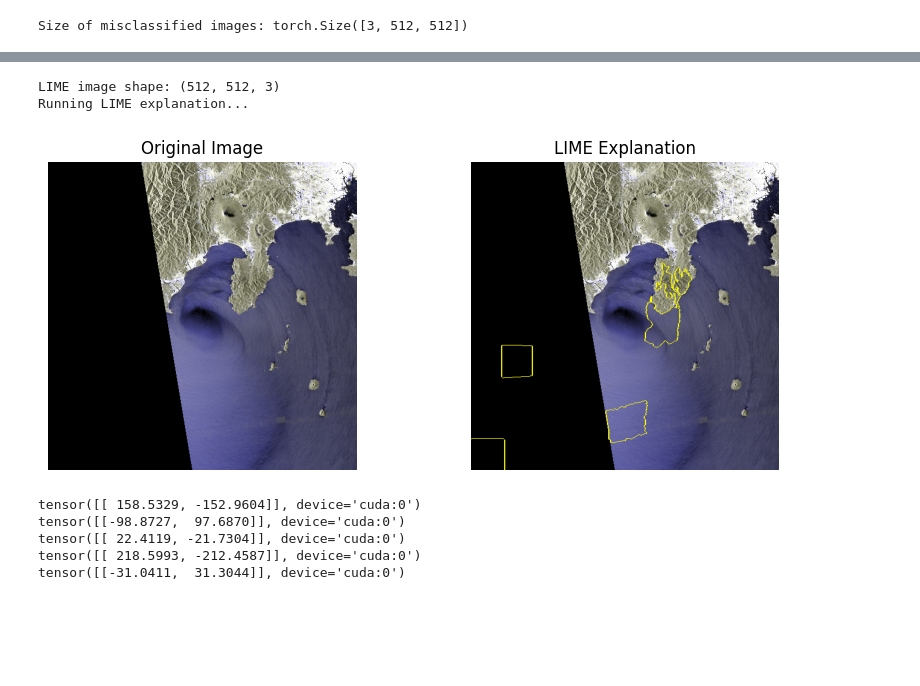
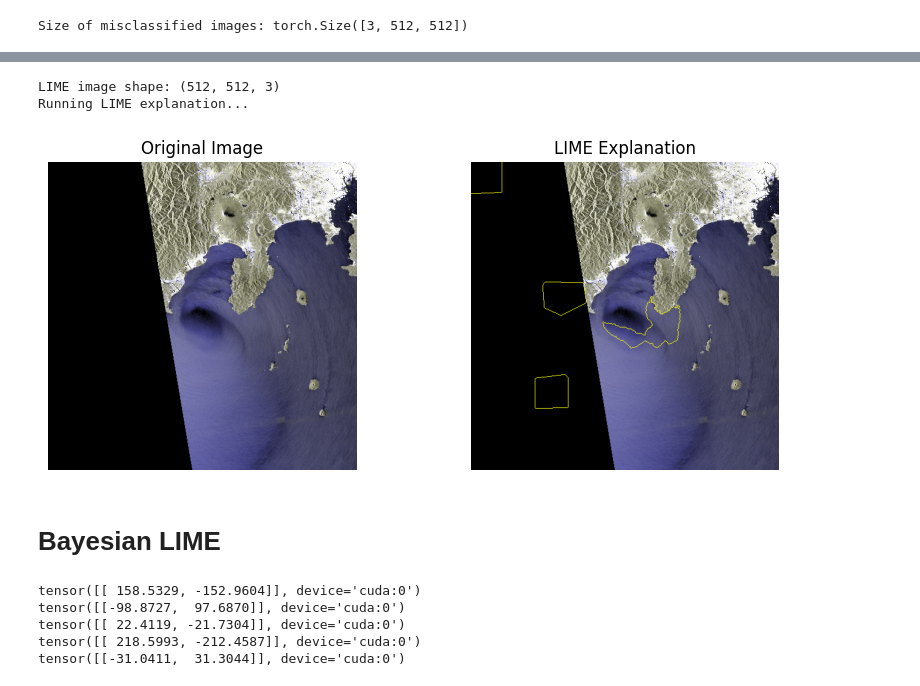
Before and after one commit to Grometton/Interpretability-Polar-Lows, a Jupyter notebook: notebooks/explanations.ipynb, the cells around one changed output, grey strips where cells are left out. Saved outputs shown, nothing was run; the diff lists cells and outputs as text; code cells hidden in the pictures; blank space fills up the shorter version.

Commit message:
edited explanations script

```diff
--- a/notebooks/explanations.ipynb
+++ b/notebooks/explanations.ipynb
@@ -173,4 +178,8 @@ tensor([[-3.4002,  3.4456]], device='cuda:0', grad_fn=<MmBackward0>)
 # %%
+########
+### COMPLETE LIME IMPLEMENTATION
+########
+
 # Convert tensor to numpy array for LIME
 def prepare_image_for_lime(transformed_image):
     """Convert PyTorch tensor to numpy array format expected by LIME"""
@@ -221,67 +230,67 @@ def batch_predict(images):
     # Get model predictions
     model.eval()
     with torch.no_grad():
-        predictions = model(images_tensor)
+        predictions = torch.softmax(model(images_tensor), dim=1)
         # Convert to numpy for LIME
         if isinstance(predictions, torch.Tensor):
             predictions = predictions.detach().cpu().numpy()
 
     return predictions
 
 
-# Custom segmentation function
-def custom_slic_segmentation(image):
-    """Custom segmentation function for LIME"""
-    return slic(image, n_segments=100, compactness=10, sigma=1, start_label=1)
-
+def custom_slic_segmentation(image, n_segments=100, compactness=10, start_label=1, sigma=1):
+    return slic(image, n_segments=n_segments, compactness=compactness,
+                sigma=sigma, start_label=start_label)
 
 
 # Running LIME
 # Assume you have your transformed_image tensor from earlier
 image = get_image(image_path)
 
 # Convert tensor to format expected by LIME
 lime_image_np = prepare_image_for_lime(transformed_image)
 
 print(f"LIME image shape: {lime_image_np.shape}")
 
 # Now run LIME explanation
 print("Running LIME explanation...")
 explainer_standard = lime_image.LimeImageExplainer()
 
 explanation = explainer_standard.explain_instance(
     lime_image_np,  # Use numpy array instead of tensor
     batch_predict,  # Updated prediction function
     top_labels=2,   # For binary classification
-    hide_color=0,
     num_samples=100,
     segmentation_fn=custom_slic_segmentation
 )
+
+temp, mask = explanation.get_image_and_mask(explanation.top_labels[0], # extract top class by prediction confidence
+                                            positive_only=True,
+                                            num_features=5,
+                                            hide_rest=False)
+'''
+note: LIME doesn't automatically split the features 50/50 between positive and negative contributions.
+Instead, it selects the 10 most important features overall (by abs value) regardless of whether they're positive or negative contributions.
+'''
+img_boundry = mark_boundaries(temp/255.0, mask)
+
+plt.figure(figsize=(10, 4))
+plt.subplot(1, 2, 1)
+plt.imshow(np.array(lime_image_np))
+plt.title('Original Image')
+plt.axis('off')
+
+plt.subplot(1, 2, 2)
+plt.imshow(img_boundry)
+plt.title('LIME Explanation')
+plt.axis('off')
+plt.show()
 # %% [output]
 LIME image shape: (512, 512, 3)
 Running LIME explanation...
+[figure, added]
-# %%
-# Display results
-temp, mask = explanation.get_image_and_mask(
-    explanation.top_labels[0],
-    positive_only=True,
-    num_features=5,
-    hide_rest=False
-)
-
-plt.figure(figsize=(10, 4))
-plt.subplot(1, 2, 1)
-plt.imshow(np.array(lime_image_np))
-plt.title('Original Image')
-plt.axis('off')
-
-plt.subplot(1, 2, 2)
-plt.imshow(mark_boundaries(temp, mask))
-plt.title('LIME Explanation')
-plt.axis('off')
-plt.show()
-# %% [output]
-[figure, removed]
+# %% [markdown]
+# Bayesian LIME
 # %%
 class CompleteBayesianLIME:
     def __init__(self, model):
```
Also changed, not shown: parts of 11 cells of this notebook.
